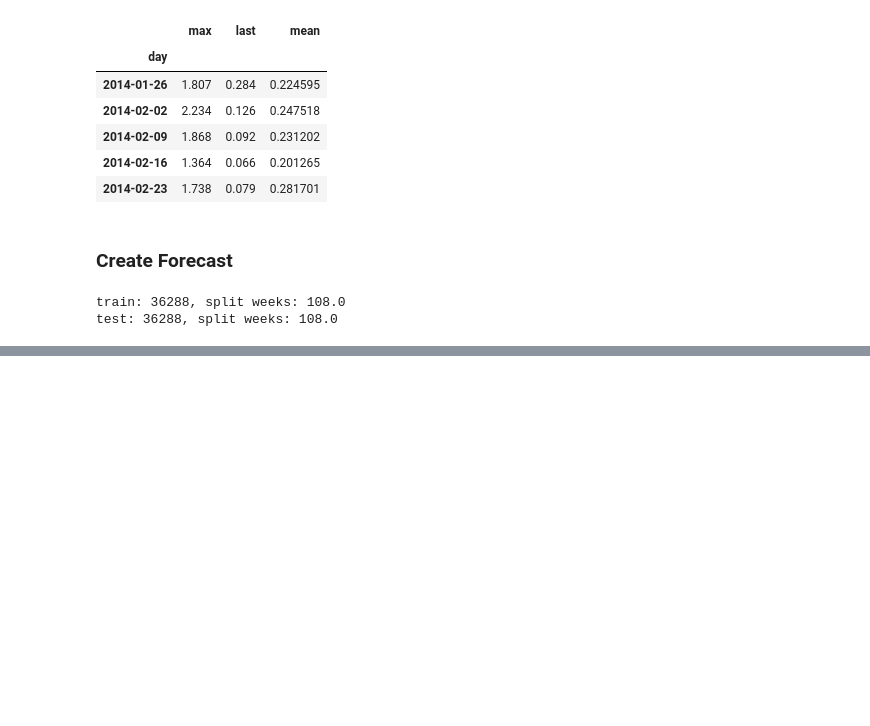
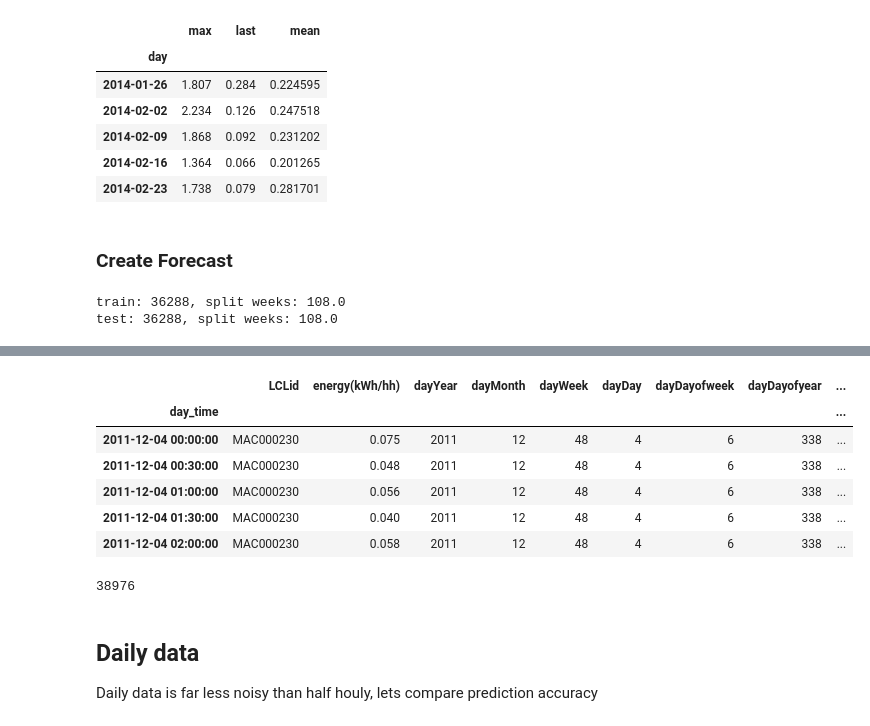
Before and after one commit to sofiary/teamunicornn, a Jupyter notebook: challenge_1/notebooks_datascience/4_0_forecast_daily_baseline.ipynb, the cells around one changed output, grey strips where cells are left out. Cells and saved outputs as stored; diff of their text form; code cells hidden in the pictures; blank space fills up the shorter version.

```diff
--- a/challenge_1/notebooks_datascience/4_0_forecast_daily_baseline.ipynb
+++ b/challenge_1/notebooks_datascience/4_0_forecast_daily_baseline.ipynb
@@ -361,0 +320,10 @@ IndexError: index 7 is out of bounds for axis 1 with size 7
+# %%
+mac.head()
+# %% [output]
+|  | LCLid | energy(kWh/hh) | dayYear | dayMonth | dayWeek | dayDay | dayDayofweek | dayDayofyear | ... |
+| day_time |  |  |  |  |  |  |  |  | ... |
+| 2011-12-04 00:00:00 | MAC000230 | 0.075 | 2011 | 12 | 48 | 4 | 6 | 338 | ... |
+| 2011-12-04 00:30:00 | MAC000230 | 0.048 | 2011 | 12 | 48 | 4 | 6 | 338 | ... |
+| 2011-12-04 01:00:00 | MAC000230 | 0.056 | 2011 | 12 | 48 | 4 | 6 | 338 | ... |
+| 2011-12-04 01:30:00 | MAC000230 | 0.040 | 2011 | 12 | 48 | 4 | 6 | 338 | ... |
+| 2011-12-04 02:00:00 | MAC000230 | 0.058 | 2011 | 12 | 48 | 4 | 6 | 338 | ... |
@@ -361,0 +332,8 @@ IndexError: index 7 is out of bounds for axis 1 with size 7
+# %%
+len(mac)
+# %% [output]
+38976
+# %% [markdown]
+## Daily data
+
+Daily data is far less noisy than half houly, lets compare prediction accuracy
```
Also changed, not shown: parts of 21 cells of this notebook, 2 other files.
